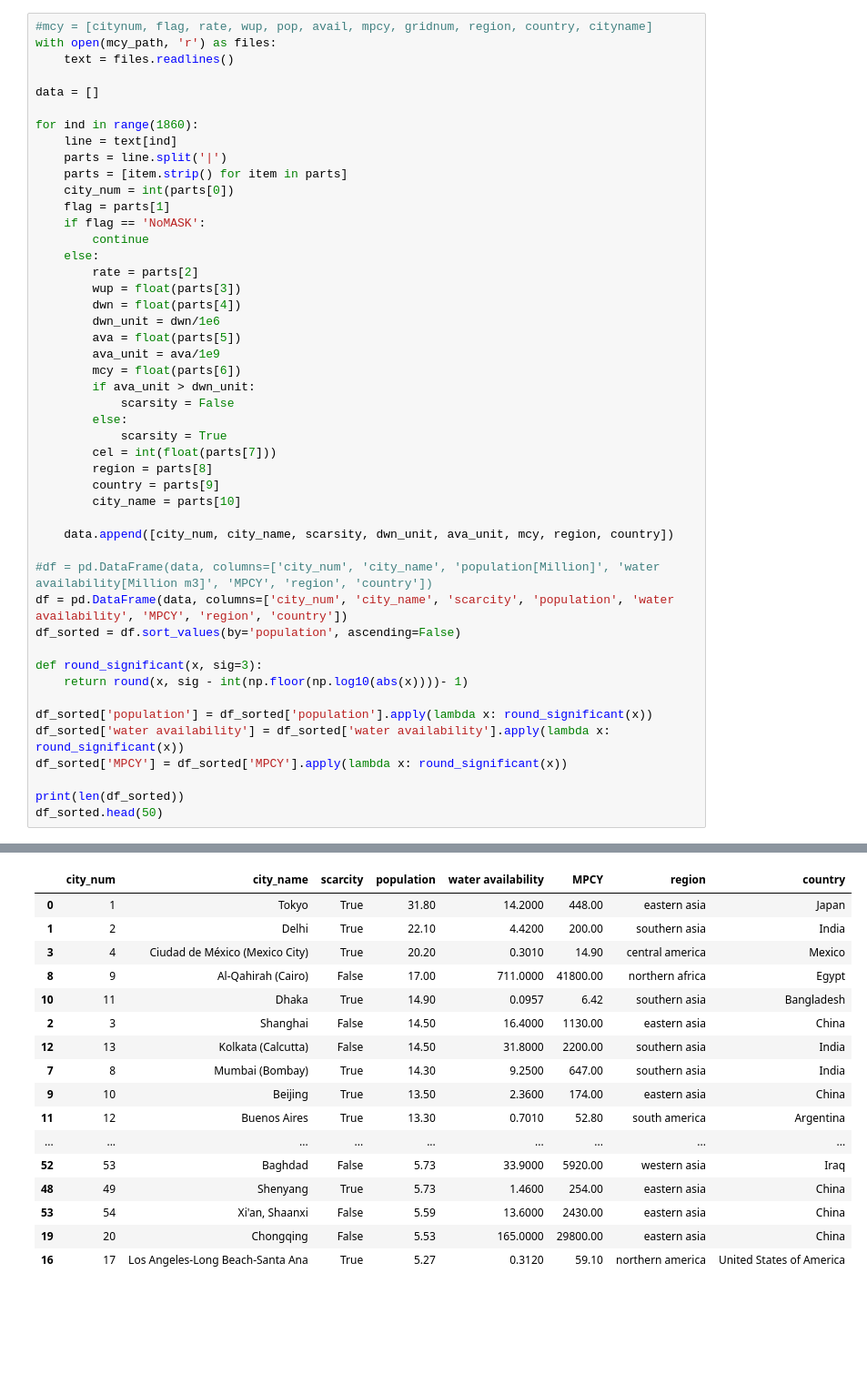
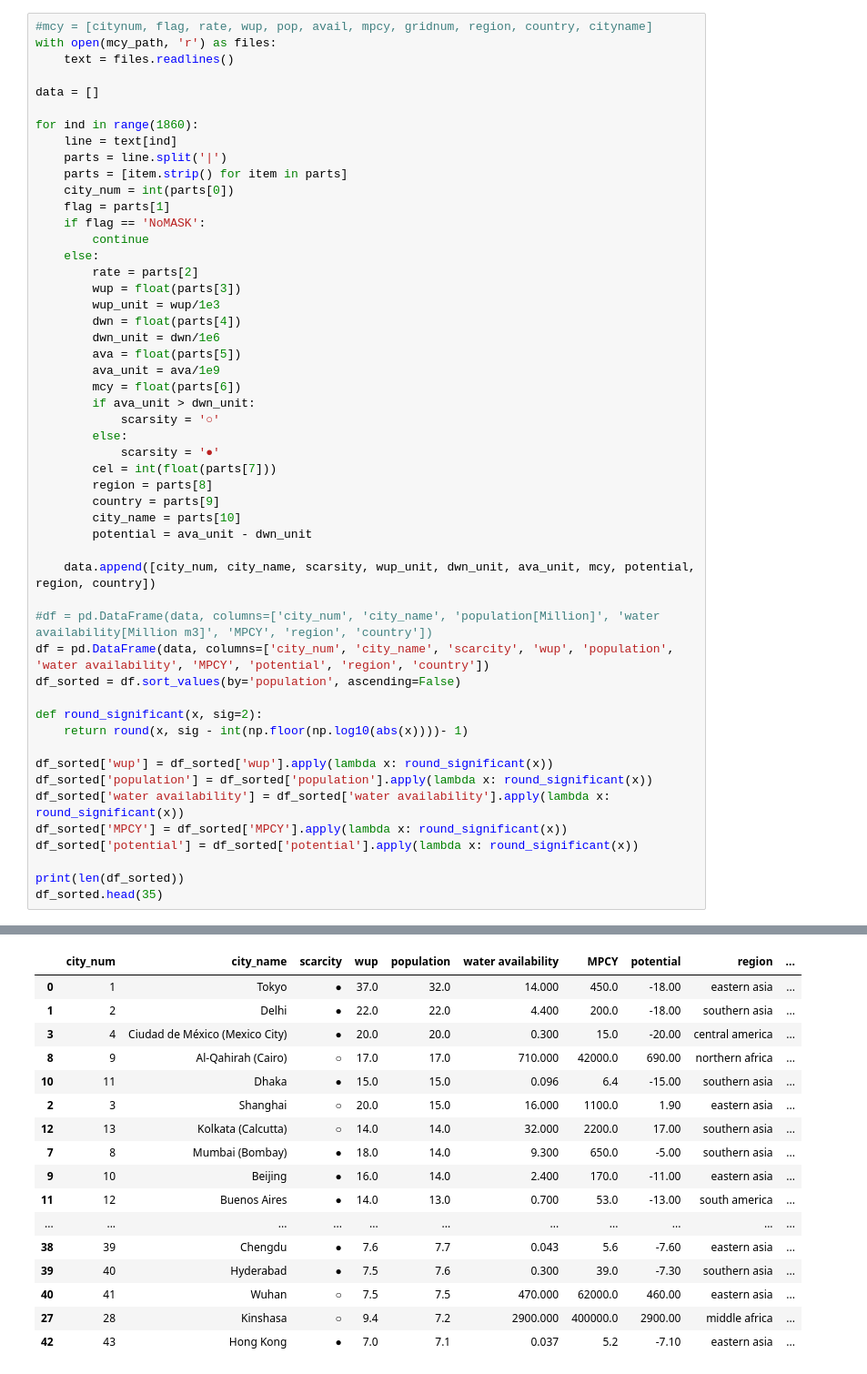
Before and after one commit to HalKiyo/h08_urban, a Jupyter notebook: wsi/pst/potential_shortage.ipynb, the cells around one changed output, grey strips where cells are left out. Shown at 91% size. Cells and saved outputs as stored; diff of their text form; blank space fills up the shorter version.

```diff
--- a/wsi/pst/potential_shortage.ipynb
+++ b/wsi/pst/potential_shortage.ipynb
@@ -72,54 +73,58 @@ for ind in range(1860):
     if flag == 'NoMASK':
         continue
     else:
         rate = parts[2]
         wup = float(parts[3])
+        wup_unit = wup/1e3
         dwn = float(parts[4])
         dwn_unit = dwn/1e6
         ava = float(parts[5])
         ava_unit = ava/1e9
         mcy = float(parts[6])
         if ava_unit > dwn_unit:
-            scarsity = False
+            scarsity = '○'
         else:
-            scarsity = True
+            scarsity = '●'
         cel = int(float(parts[7]))
         region = parts[8]
         country = parts[9]
         city_name = parts[10]
+        potential = ava_unit - dwn_unit
 
-    data.append([city_num, city_name, scarsity, dwn_unit, ava_unit, mcy, region, country])
+    data.append([city_num, city_name, scarsity, wup_unit, dwn_unit, ava_unit, mcy, potential, region, country])
 
 #df = pd.DataFrame(data, columns=['city_num', 'city_name', 'population[Million]', 'water availability[Million m3]', 'MPCY', 'region', 'country'])
-df = pd.DataFrame(data, columns=['city_num', 'city_name', 'scarcity', 'population', 'water availability', 'MPCY', 'region', 'country'])
+df = pd.DataFrame(data, columns=['city_num', 'city_name', 'scarcity', 'wup', 'population', 'water availability', 'MPCY', 'potential', 'region', 'country'])
 df_sorted = df.sort_values(by='population', ascending=False)
 
-def round_significant(x, sig=3):
+def round_significant(x, sig=2):
     return round(x, sig - int(np.floor(np.log10(abs(x))))- 1)
 
+df_sorted['wup'] = df_sorted['wup'].apply(lambda x: round_significant(x))
 df_sorted['population'] = df_sorted['population'].apply(lambda x: round_significant(x))
 df_sorted['water availability'] = df_sorted['water availability'].apply(lambda x: round_significant(x))
 df_sorted['MPCY'] = df_sorted['MPCY'].apply(lambda x: round_significant(x))
+df_sorted['potential'] = df_sorted['potential'].apply(lambda x: round_significant(x))
 
 print(len(df_sorted))
-df_sorted.head(50)
+df_sorted.head(35)
 # %% [output]
 1553
-|  | city_num | city_name | scarcity | population | water availability | MPCY | region | country |
-| 0 | 1 | Tokyo | True | 31.80 | 14.2000 | 448.00 | eastern asia | Japan |
-| 1 | 2 | Delhi | True | 22.10 | 4.4200 | 200.00 | southern asia | India |
-| 3 | 4 | Ciudad de México (Mexico City) | True | 20.20 | 0.3010 | 14.90 | central america | Mexico |
-| 8 | 9 | Al-Qahirah (Cairo) | False | 17.00 | 711.0000 | 41800.00 | northern africa | Egypt |
-| 10 | 11 | Dhaka | True | 14.90 | 0.0957 | 6.42 | southern asia | Bangladesh |
-| 2 | 3 | Shanghai | False | 14.50 | 16.4000 | 1130.00 | eastern asia | China |
-| 12 | 13 | Kolkata (Calcutta) | False | 14.50 | 31.8000 | 2200.00 | southern asia | India |
-| 7 | 8 | Mumbai (Bombay) | True | 14.30 | 9.2500 | 647.00 | southern asia | India |
-| 9 | 10 | Beijing | True | 13.50 | 2.3600 | 174.00 | eastern asia | China |
-| 11 | 12 | Buenos Aires | True | 13.30 | 0.7010 | 52.80 | south america | Argentina |
-| ... | ... | ... | ... | ... | ... | ... | ... | ... |
-| 52 | 53 | Baghdad | False | 5.73 | 33.9000 | 5920.00 | western asia | Iraq |
-| 48 | 49 | Shenyang | True | 5.73 | 1.4600 | 254.00 | eastern asia | China |
-| 53 | 54 | Xi'an, Shaanxi | False | 5.59 | 13.6000 | 2430.00 | eastern asia | China |
-| 19 | 20 | Chongqing | False | 5.53 | 165.0000 | 29800.00 | eastern asia | China |
-| 16 | 17 | Los Angeles-Long Beach-Santa Ana | True | 5.27 | 0.3120 | 59.10 | northern america | United States of America |
+|  | city_num | city_name | scarcity | wup | population | water availability | MPCY | potential | region | ... |
+| 0 | 1 | Tokyo | ● | 37.0 | 32.0 | 14.000 | 450.0 | -18.00 | eastern asia | ... |
+| 1 | 2 | Delhi | ● | 22.0 | 22.0 | 4.400 | 200.0 | -18.00 | southern asia | ... |
+| 3 | 4 | Ciudad de México (Mexico City) | ● | 20.0 | 20.0 | 0.300 | 15.0 | -20.00 | central america | ... |
+| 8 | 9 | Al-Qahirah (Cairo) | ○ | 17.0 | 17.0 | 710.000 | 42000.0 | 690.00 | northern africa | ... |
+| 10 | 11 | Dhaka | ● | 15.0 | 15.0 | 0.096 | 6.4 | -15.00 | southern asia | ... |
+| 2 | 3 | Shanghai | ○ | 20.0 | 15.0 | 16.000 | 1100.0 | 1.90 | eastern asia | ... |
+| 12 | 13 | Kolkata (Calcutta) | ○ | 14.0 | 14.0 | 32.000 | 2200.0 | 17.00 | southern asia | ... |
+| 7 | 8 | Mumbai (Bombay) | ● | 18.0 | 14.0 | 9.300 | 650.0 | -5.00 | southern asia | ... |
+| 9 | 10 | Beijing | ● | 16.0 | 14.0 | 2.400 | 170.0 | -11.00 | eastern asia | ... |
+| 11 | 12 | Buenos Aires | ● | 14.0 | 13.0 | 0.700 | 53.0 | -13.00 | south america | ... |
+| ... | ... | ... | ... | ... | ... | ... | ... | ... | ... | ... |
+| 38 | 39 | Chengdu | ● | 7.6 | 7.7 | 0.043 | 5.6 | -7.60 | eastern asia | ... |
+| 39 | 40 | Hyderabad | ● | 7.5 | 7.6 | 0.300 | 39.0 | -7.30 | southern asia | ... |
+| 40 | 41 | Wuhan | ○ | 7.5 | 7.5 | 470.000 | 62000.0 | 460.00 | eastern asia | ... |
+| 27 | 28 | Kinshasa | ○ | 9.4 | 7.2 | 2900.000 | 400000.0 | 2900.00 | middle africa | ... |
+| 42 | 43 | Hong Kong | ● | 7.0 | 7.1 | 0.037 | 5.2 | -7.10 | eastern asia | ... |
 # %%
```
Also changed, not shown: parts of 5 cells of this notebook.
